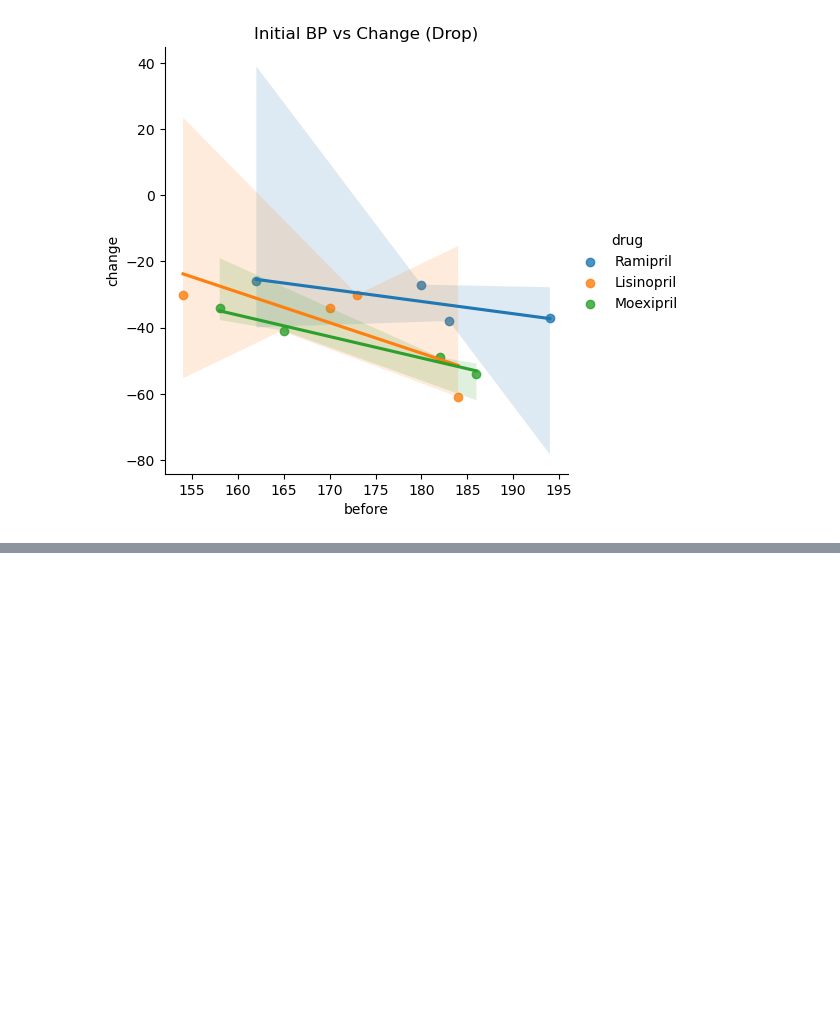
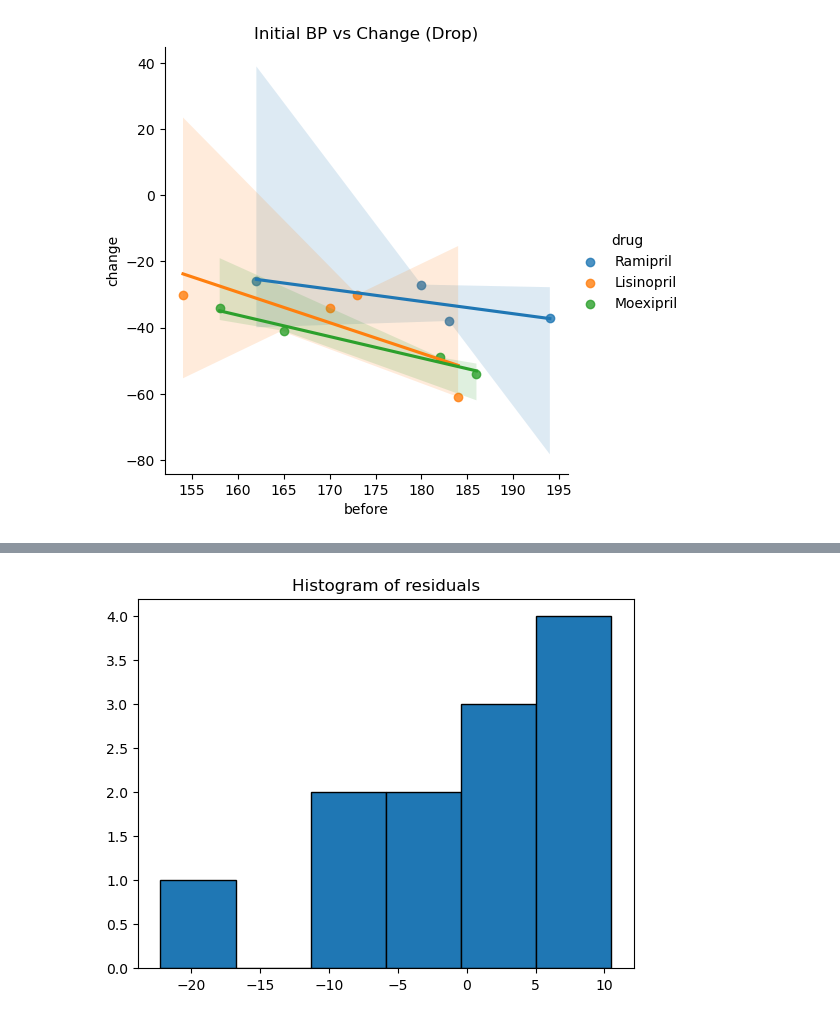
Before and after one commit to RichelCode/A-Study-on-Systolic-Blood-Pressure-, a Jupyter notebook: Systolic Blood Pressure Analysis.ipynb, the cells around one changed output, grey strips where cells are left out. Drawn from its saved outputs; the diff is of its cells as text; code cells hidden in the pictures; blank space fills up the shorter version.

```diff
--- a/Systolic Blood Pressure Analysis.ipynb
+++ b/Systolic Blood Pressure Analysis.ipynb
@@ -201,0 +305,6 @@ plt.show()
+# %%
+plt.hist(model_change.resid, bins=6, edgecolor="k")
+plt.title("Histogram of residuals")
+plt.show()
+# %% [output]
+[figure, added]
```
Also changed, not shown: parts of 26 cells of this notebook.
